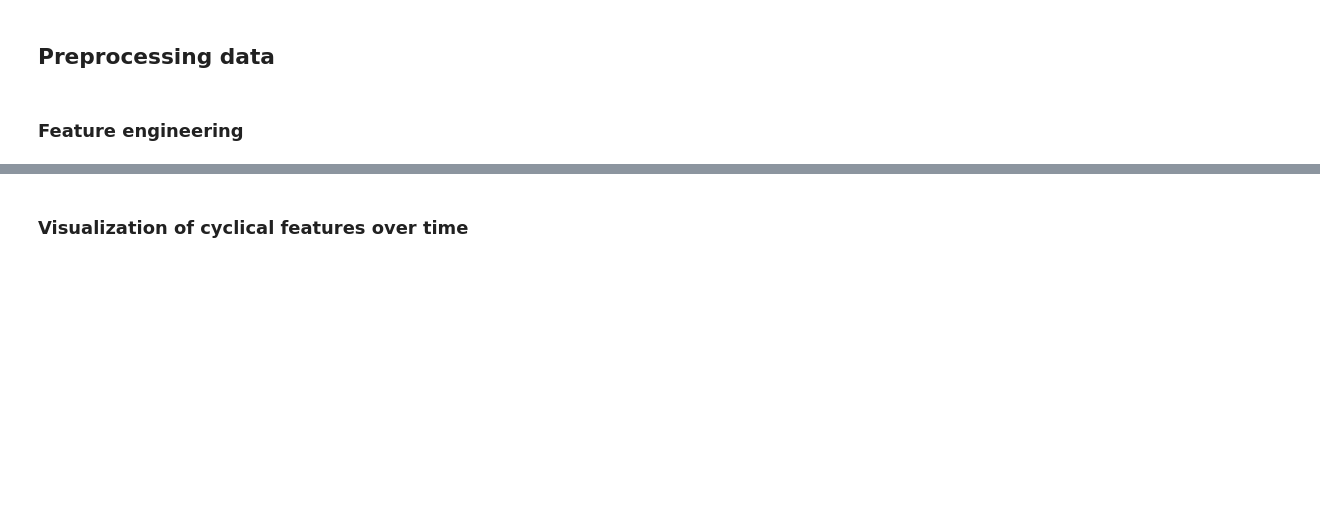
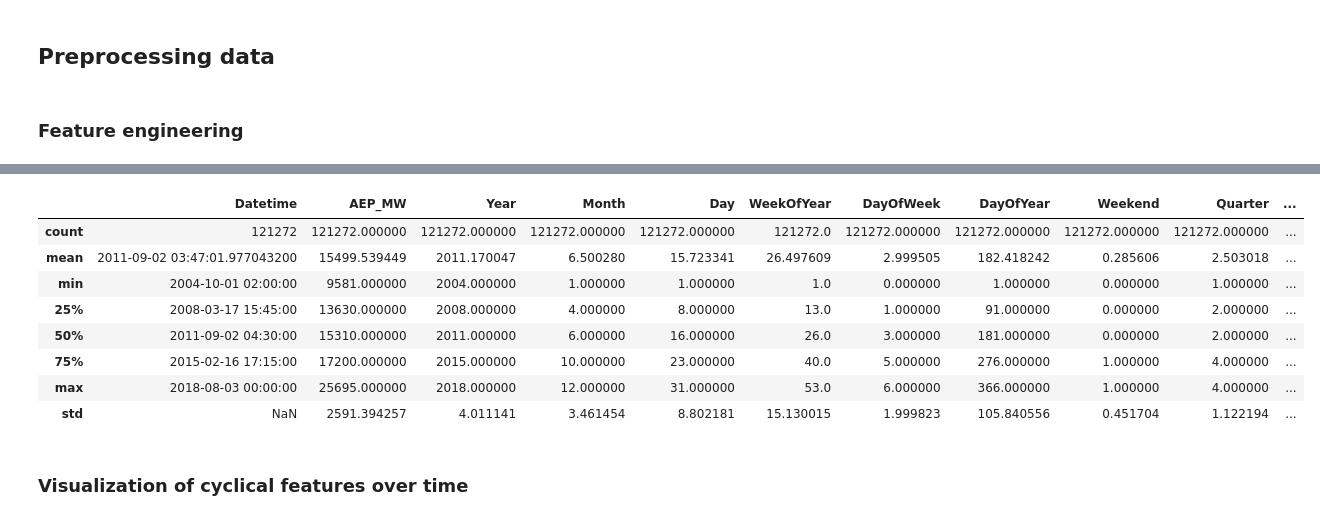
Before and after one commit to rubitopato/ML2_Practice, a Jupyter notebook: ML2_Project/Entregable.ipynb, the cells around one changed output, grey strips where cells are left out. Cells and saved outputs as stored; diff of their text form; code cells hidden in the pictures; blank space fills up the shorter version.

```diff
--- a/ML2_Project/Entregable.ipynb
+++ b/ML2_Project/Entregable.ipynb
@@ -398,3 +622,15 @@ memory usage: 1.9 MB
+# %%
+df.describe()
+# %% [output]
+|  | Datetime | AEP_MW | Year | Month | Day | WeekOfYear | DayOfWeek | DayOfYear | Weekend | Quarter | ... |
+| count | 121272 | 121272.000000 | 121272.000000 | 121272.000000 | 121272.000000 | 121272.0 | 121272.000000 | 121272.000000 | 121272.000000 | 121272.000000 | ... |
+| mean | 2011-09-02 03:47:01.977043200 | 15499.539449 | 2011.170047 | 6.500280 | 15.723341 | 26.497609 | 2.999505 | 182.418242 | 0.285606 | 2.503018 | ... |
+| min | 2004-10-01 02:00:00 | 9581.000000 | 2004.000000 | 1.000000 | 1.000000 | 1.0 | 0.000000 | 1.000000 | 0.000000 | 1.000000 | ... |
+| 25% | 2008-03-17 15:45:00 | 13630.000000 | 2008.000000 | 4.000000 | 8.000000 | 13.0 | 1.000000 | 91.000000 | 0.000000 | 2.000000 | ... |
+| 50% | 2011-09-02 04:30:00 | 15310.000000 | 2011.000000 | 6.000000 | 16.000000 | 26.0 | 3.000000 | 181.000000 | 0.000000 | 2.000000 | ... |
+| 75% | 2015-02-16 17:15:00 | 17200.000000 | 2015.000000 | 10.000000 | 23.000000 | 40.0 | 5.000000 | 276.000000 | 1.000000 | 4.000000 | ... |
+| max | 2018-08-03 00:00:00 | 25695.000000 | 2018.000000 | 12.000000 | 31.000000 | 53.0 | 6.000000 | 366.000000 | 1.000000 | 4.000000 | ... |
+| std | NaN | 2591.394257 | 4.011141 | 3.461454 | 8.802181 | 15.130015 | 1.999823 | 105.840556 | 0.451704 | 1.122194 | ... |
 # %% [markdown]
 ### Visualization of cyclical features over time
 # %%
```
Also changed, not shown: parts of 12 cells of this notebook, 2 other files.
